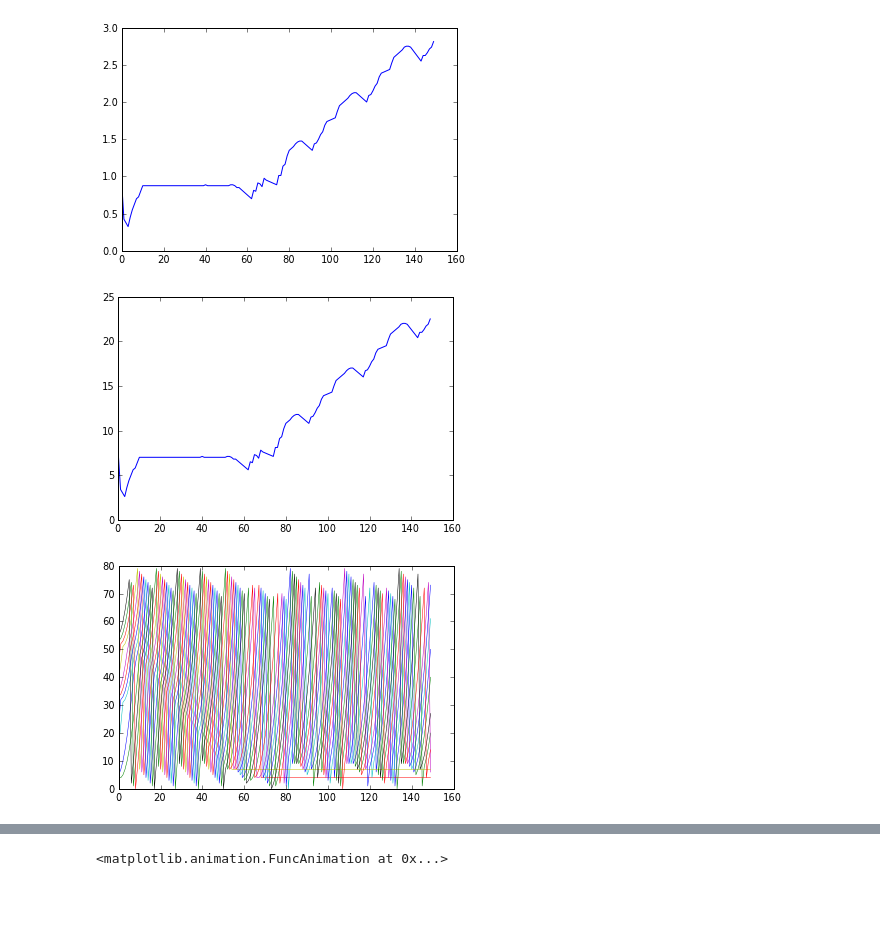
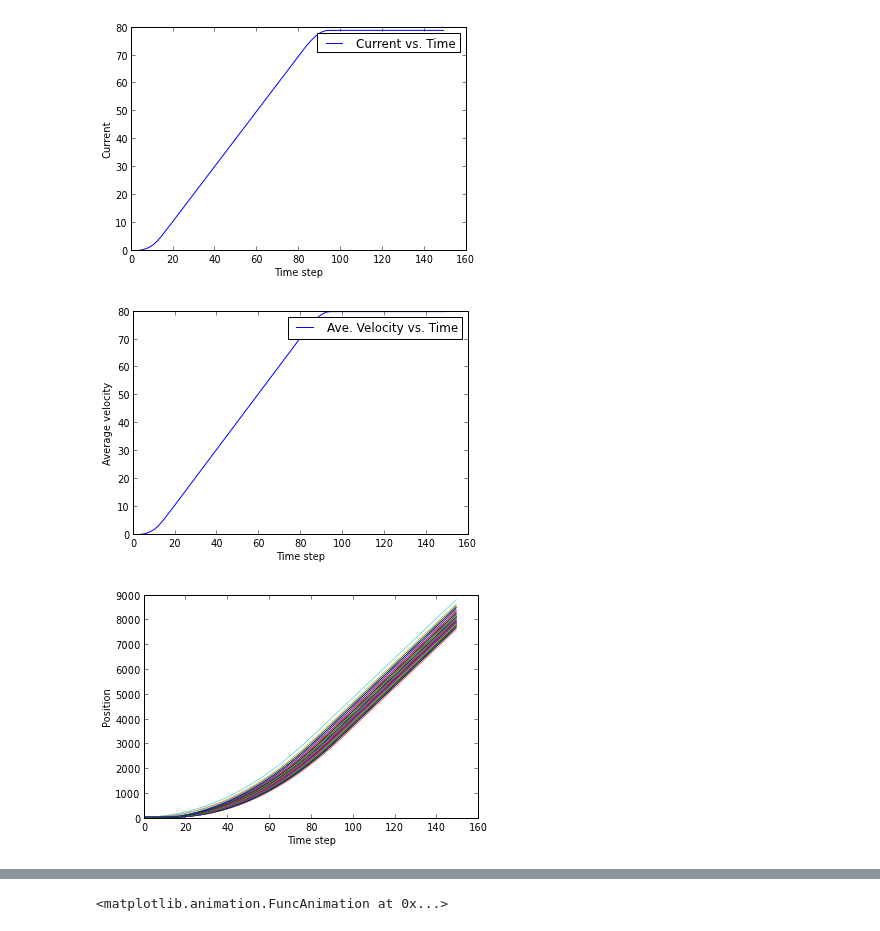
Before and after one commit to jeziegle/PHYS202-S13, a Jupyter notebook: Project/OneDimensionalTraffic.ipynb, the cells around one changed output, grey strips where cells are left out. Cells and saved outputs as stored; diff of their text form; code cells hidden in the pictures; blank space fills up the shorter version.

```diff
--- a/Project/OneDimensionalTraffic.ipynb
+++ b/Project/OneDimensionalTraffic.ipynb
@@ -157,40 +202,61 @@ print g
 # %%
+#function to do N runs in the STCA method for a given L, cars, and p.
+#calculates and stores current and average velocites, and stores
+#positions for each run
 def doSTCA(L,cars,p,N):
-    road,velocity, locs = roadInit(L,cars)
+    #initialize everything
+    road,velocity, locs, loopcount = roadInit(L,cars)
     avevel = zeros(N,float)
     density = float(cars)/(float(L))
     current = zeros(N,float)
     pos = zeros((N,len(locs)),int)
+    #actually do the runs, storint positions and calculating and
+    #storing current and average velocities for each run
     for i in range(N):
-        road,velocity,g,locs = doStepSTCA(road,velocity,p,locs)
+        road,velocity,g,locs,loopcount = doStepSTCA(road,velocity,p,locs,loopcount)
         avevel[i] = float(sum(velocity))/(float(cars))
         current[i] = density*avevel[i]
-        pos[i] = locs
+        pos[i] = locs+L*loopcount
     return avevel, density, current, pos
 
+#function to do N runs in the ASEp method for a given L, cars, and p.
+#calculates and stores current and average velocites, and stores
+#positions for each run
 def doASEP(L,cars,N):
-    road,velocity, locs = roadInit(L,cars)
+    #initialize everything
+    road,velocity, locs, loopcount= roadInit(L,cars)
     avevel = zeros(N,float)
     density = float(cars)/float(L)
     current = zeros(N,float)
     pos = zeros((N,len(locs)),int)
+    #actually do the runs, storint positions and calculating and
+    #storing current and average velocities for each run
     for i in range(N):
-        road,velocity,g,locs = doStepASEP(road,velocity,locs)
+        road,velocity,g,locs,loopcount = doStepASEP(road,velocity,locs,loopcount)
         avevel[i] = float(sum(velocity))/(float(cars))
         current[i] = density*avevel[i]
-        pos[i] = locs
+        pos[i] = locs+L*loopcount
     return avevel, density, current, pos
 # %%
-avevelS,densityS,currentS,posS = doSTCA(80,10,.1,150)
+#doing STCA runs, and plotting current, avevelocity, and positions vs. steps
+avevelS,densityS,currentS,posS = doSTCA(80,79,.1,150)
 t = arange(0,150,1)
-plot(t, currentS)
+plot(t, currentS,label="Current vs. Time")
+xlabel("Time step")
+ylabel("Current")
+legend()
 show()
-plot(t,avevelS)
+plot(t,avevelS,label="Ave. Velocity vs. Time")
+xlabel("Time step")
+ylabel("Average velocity")
+legend()
 show()
-plot(t,posS,linewidth=.5)
+plot(t,posS,linewidth=.5,label="Position vs. Time")
+xlabel("Time step")
+ylabel("Position")
 show()
 # %% [output]
-[figure, old version]
+[figure, new version]
-[figure, old version]
+[figure, new version]
-[figure, old version]
+[figure, new version]
 # %%
```
Also changed, not shown: parts of 7 cells of this notebook.
